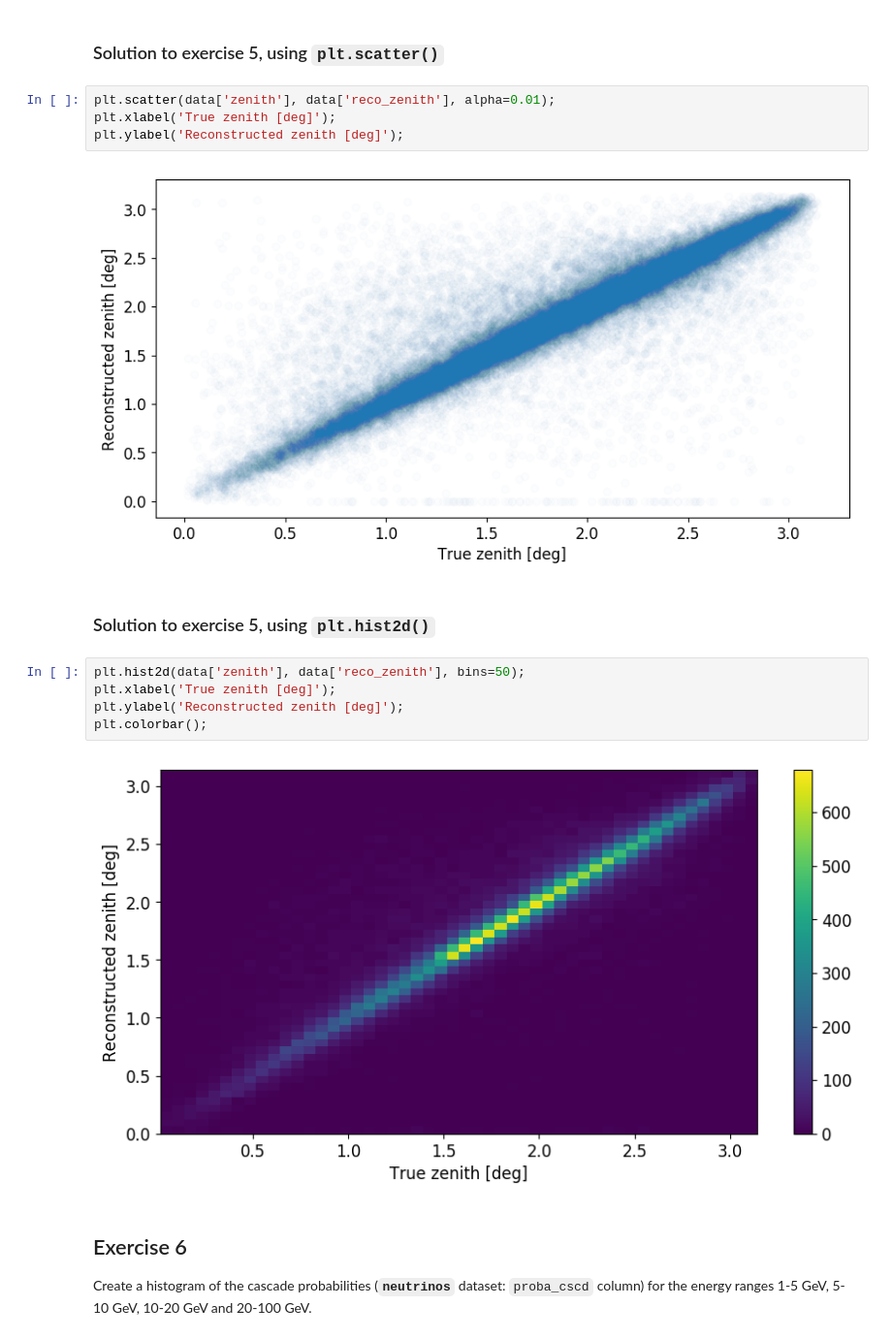
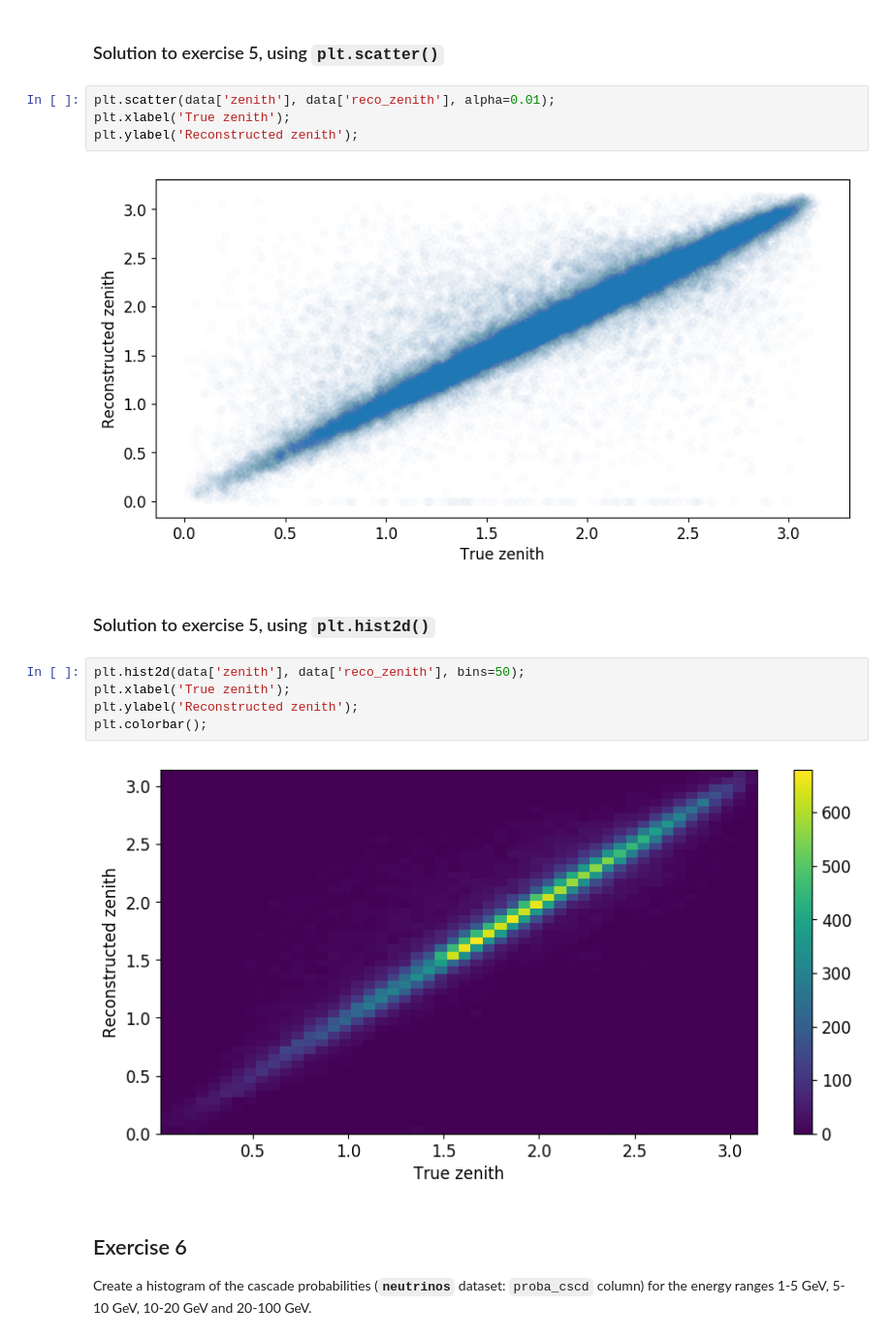
Before and after one commit to Asterics2020-Obelics/School2017, a Jupyter notebook: pandas/2. Reading and Visualising Data.ipynb, the cells around one changed output. Shown at 97% size. Drawn from its saved outputs; the diff is of its cells as text.

```diff
--- a/pandas/2. Reading and Visualising Data.ipynb
+++ b/pandas/2. Reading and Visualising Data.ipynb
@@ -149,19 +149,19 @@ data.plot(x='zenith', y='reco_zenith', style='.');  # Yay!
 ### Solution to exercise 5, using `plt.scatter()`
 # %%
 plt.scatter(data['zenith'], data['reco_zenith'], alpha=0.01);
-plt.xlabel('True zenith [deg]');
-plt.ylabel('Reconstructed zenith [deg]');
+plt.xlabel('True zenith');
+plt.ylabel('Reconstructed zenith');
 # %% [output]
-[figure, old version]
+[figure, new version]
 # %% [markdown]
 ### Solution to exercise 5, using `plt.hist2d()`
 # %%
 plt.hist2d(data['zenith'], data['reco_zenith'], bins=50);
-plt.xlabel('True zenith [deg]');
-plt.ylabel('Reconstructed zenith [deg]');
+plt.xlabel('True zenith');
+plt.ylabel('Reconstructed zenith');
 plt.colorbar();
 # %% [output]
-[figure, old version]
+[figure, new version]
 # %% [markdown]
 ## Exercise 6
 
```
Also changed, not shown: 1 other file.
